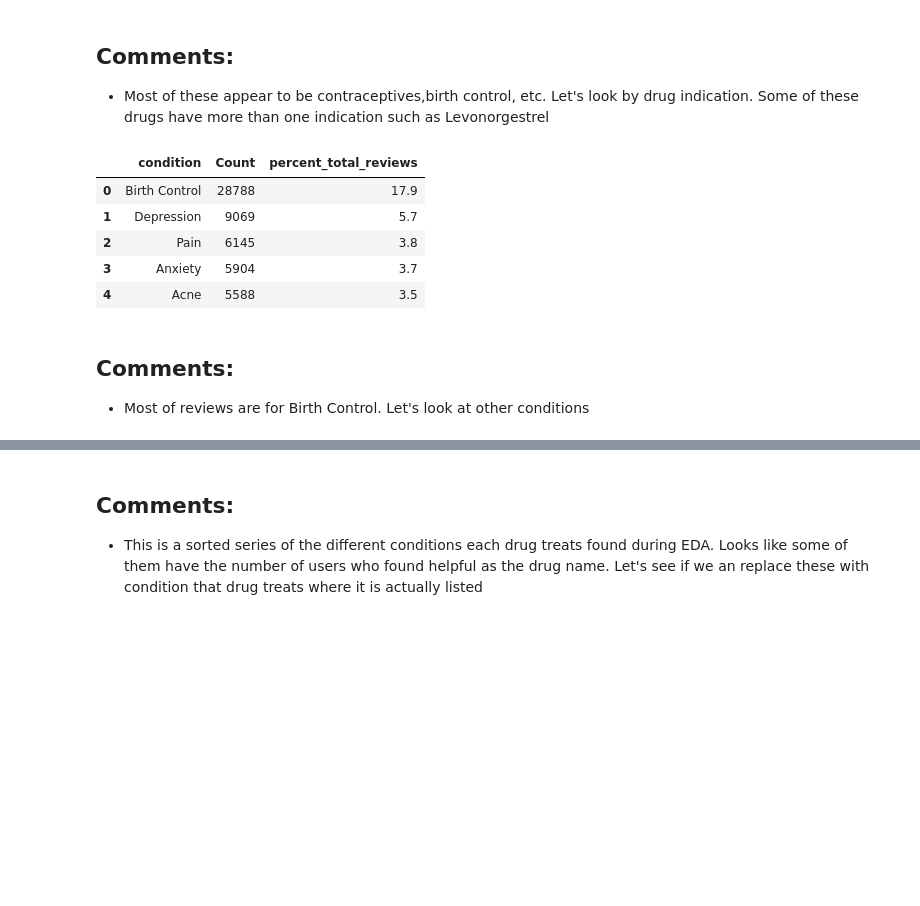
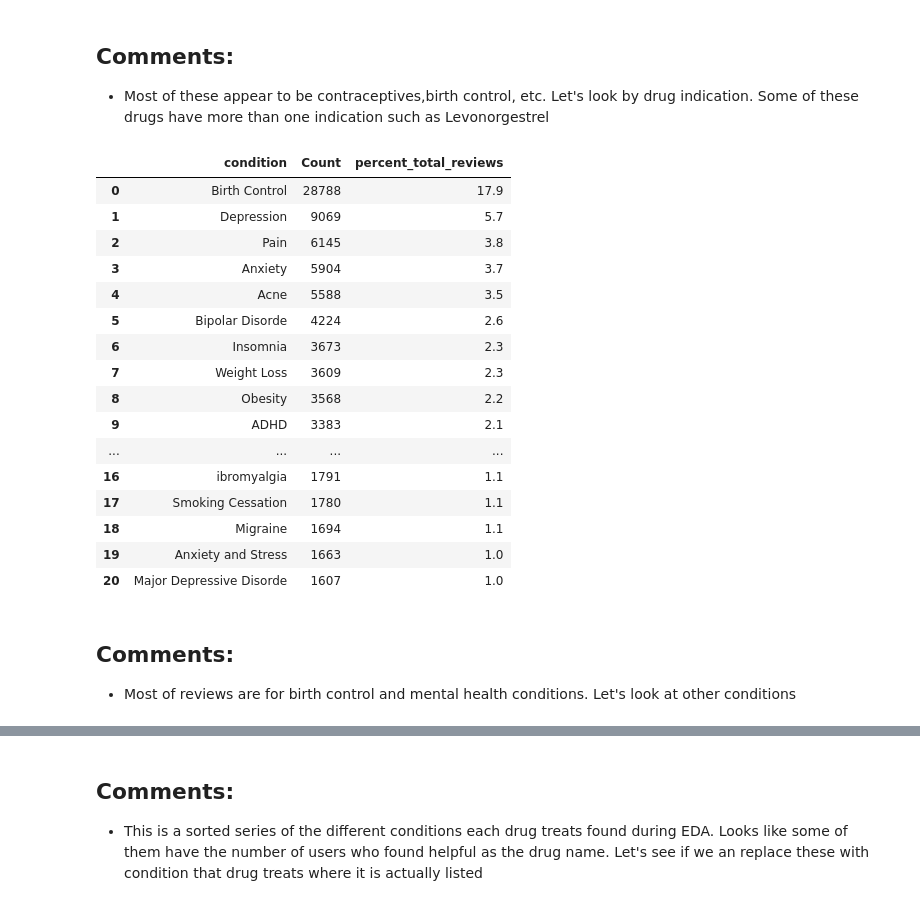
Before and after one commit to sal1143/drug-reviews, a Jupyter notebook: drug_review.ipynb, the cells around one changed output, grey strips where cells are left out. Cells and saved outputs as stored; diff of their text form; code cells hidden in the pictures; blank space fills up the shorter version.

```diff
--- a/drug_review.ipynb
+++ b/drug_review.ipynb
@@ -153,17 +157,28 @@ tot_dr_ind = tot_dr_ind.rename(columns = {'uniqueID':'Count'})
 
 tot_dr_ind['percent_total_reviews']  = round(tot_dr_ind['Count'] / tot_dr_ind['Count'].sum() * 100,1)
 # %%
-tot_dr_ind.head()
+tot_dr_ind.head(21)
 # %% [output]
 |  | condition | Count | percent_total_reviews |
 | 0 | Birth Control | 28788 | 17.9 |
 | 1 | Depression | 9069 | 5.7 |
 | 2 | Pain | 6145 | 3.8 |
 | 3 | Anxiety | 5904 | 3.7 |
 | 4 | Acne | 5588 | 3.5 |
+| 5 | Bipolar Disorde | 4224 | 2.6 |
+| 6 | Insomnia | 3673 | 2.3 |
+| 7 | Weight Loss | 3609 | 2.3 |
+| 8 | Obesity | 3568 | 2.2 |
+| 9 | ADHD | 3383 | 2.1 |
+| ... | ... | ... | ... |
+| 16 | ibromyalgia | 1791 | 1.1 |
+| 17 | Smoking Cessation | 1780 | 1.1 |
+| 18 | Migraine | 1694 | 1.1 |
+| 19 | Anxiety and Stress | 1663 | 1.0 |
+| 20 | Major Depressive Disorde | 1607 | 1.0 |
 # %% [markdown]
 ## Comments:
-* Most of reviews are for Birth Control. Let's look at other conditions
+* Most of reviews are for birth control and mental health conditions. Let's look at other conditions
 # %%
 pd.DataFrame(data = list(tot_dr_ind['condition'].unique()), columns=['condition']).sort_values(by='condition',ascending=True).head(80)
 # %% [output]
```
Also changed, not shown: parts of 15 cells of this notebook, 3 other files.
